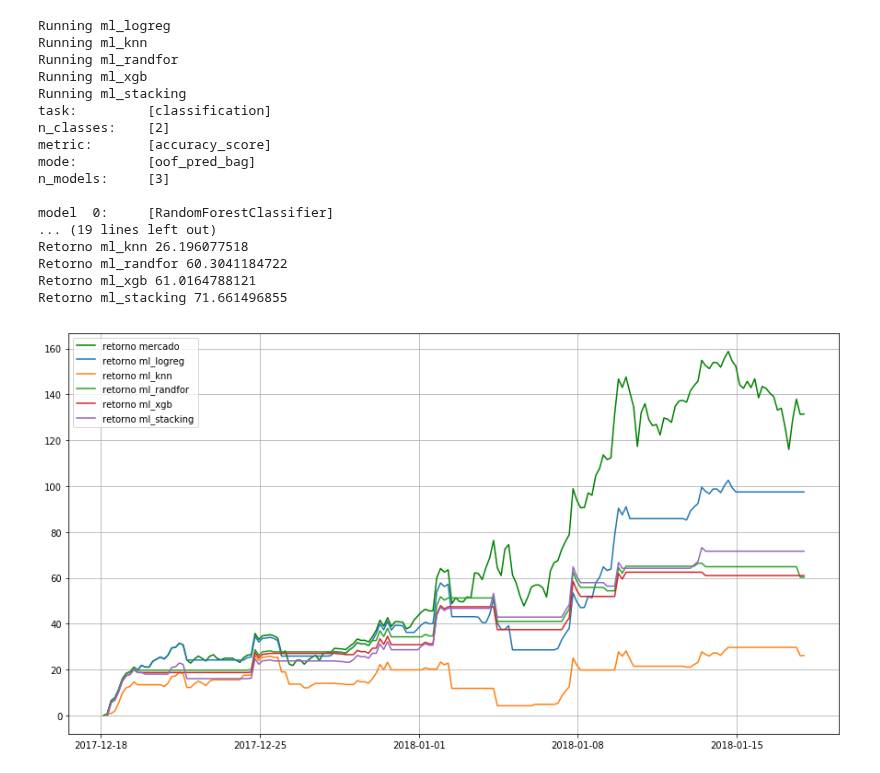
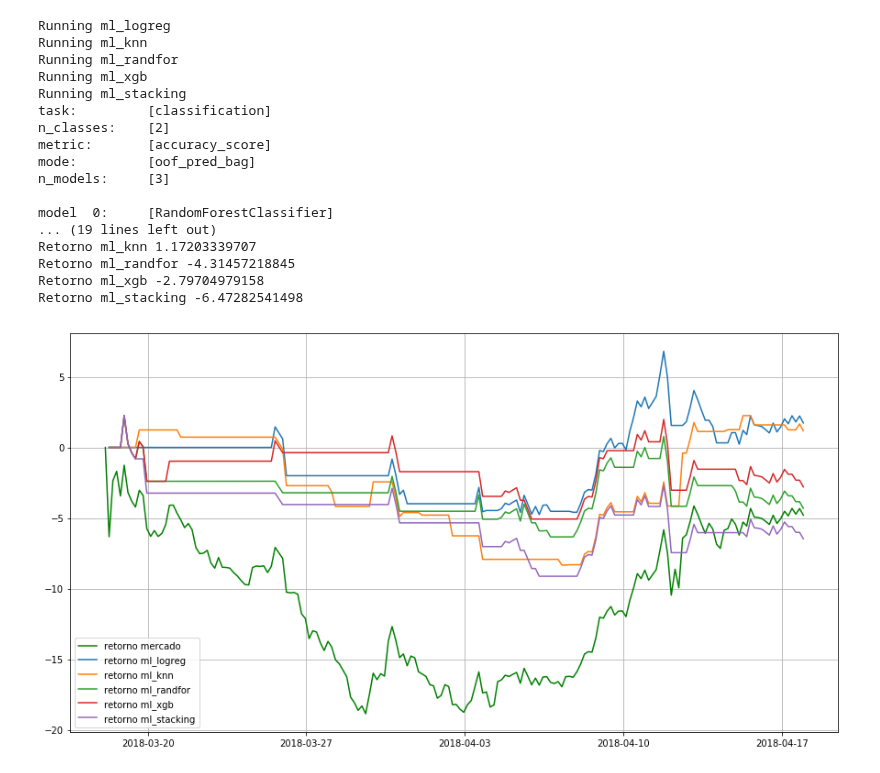
Before and after one commit to ADCryptoSolutions/adcb, a Jupyter notebook: ML_StrategiesTest.ipynb, the cells around one changed output. Saved outputs shown, nothing was run; the diff lists cells and outputs as text; code cells hidden in the pictures.

```diff
--- a/ML_StrategiesTest.ipynb
+++ b/ML_StrategiesTest.ipynb
@@ -11,8 +11,8 @@ plt.rcParams['figure.figsize'] = 15, 8
 pair="BTC_ETH"
 
 
-start=string2ts("2017-12-18 00:00:00")
-end=string2ts("2018-01-18 00:00:00")
+start=string2ts("2018-03-18 00:00:00")
+end=string2ts("2018-04-18 00:00:00")
 period=3600*4
 
 # trayendo y preparando datos
@@ -50,35 +50,35 @@ for strategy in strategies:
     list_profit.append(relativeReturn)
     list_v.append(v)
 
 
 print "\n\t%s\n"%pair
 print 'Retorno del mercacdo: %s'%(marketRet)
 for i, strategy in enumerate(strategies):
     print "Retorno", strategy, list_profit[i]*100
 
 plt.plot(df.index[:],cum_return1*100,'g', label='retorno mercado')
 for i, strategy in enumerate(strategies):
 
     plt.plot(df12.index[int(len(df12)*per):],list_v[i]*100,label='retorno '+strategy)
 
 plt.legend(loc='best')
 plt.grid()
 # %% [output]
 Running ml_logreg
 Running ml_knn
 Running ml_randfor
 Running ml_xgb
 Running ml_stacking
 task:         [classification]
 n_classes:    [2]
 metric:       [accuracy_score]
 mode:         [oof_pred_bag]
 n_models:     [3]
 
 model  0:     [RandomForestClassifier]
 ... (19 lines left out)
-Retorno ml_knn 26.196077518
-Retorno ml_randfor 60.3041184722
-Retorno ml_xgb 61.0164788121
-Retorno ml_stacking 71.661496855
+Retorno ml_knn 1.17203339707
+Retorno ml_randfor -4.31457218845
+Retorno ml_xgb -2.79704979158
+Retorno ml_stacking -6.47282541498
-[figure, old version]
+[figure, new version]
```
Also changed, not shown: 1 other file.
